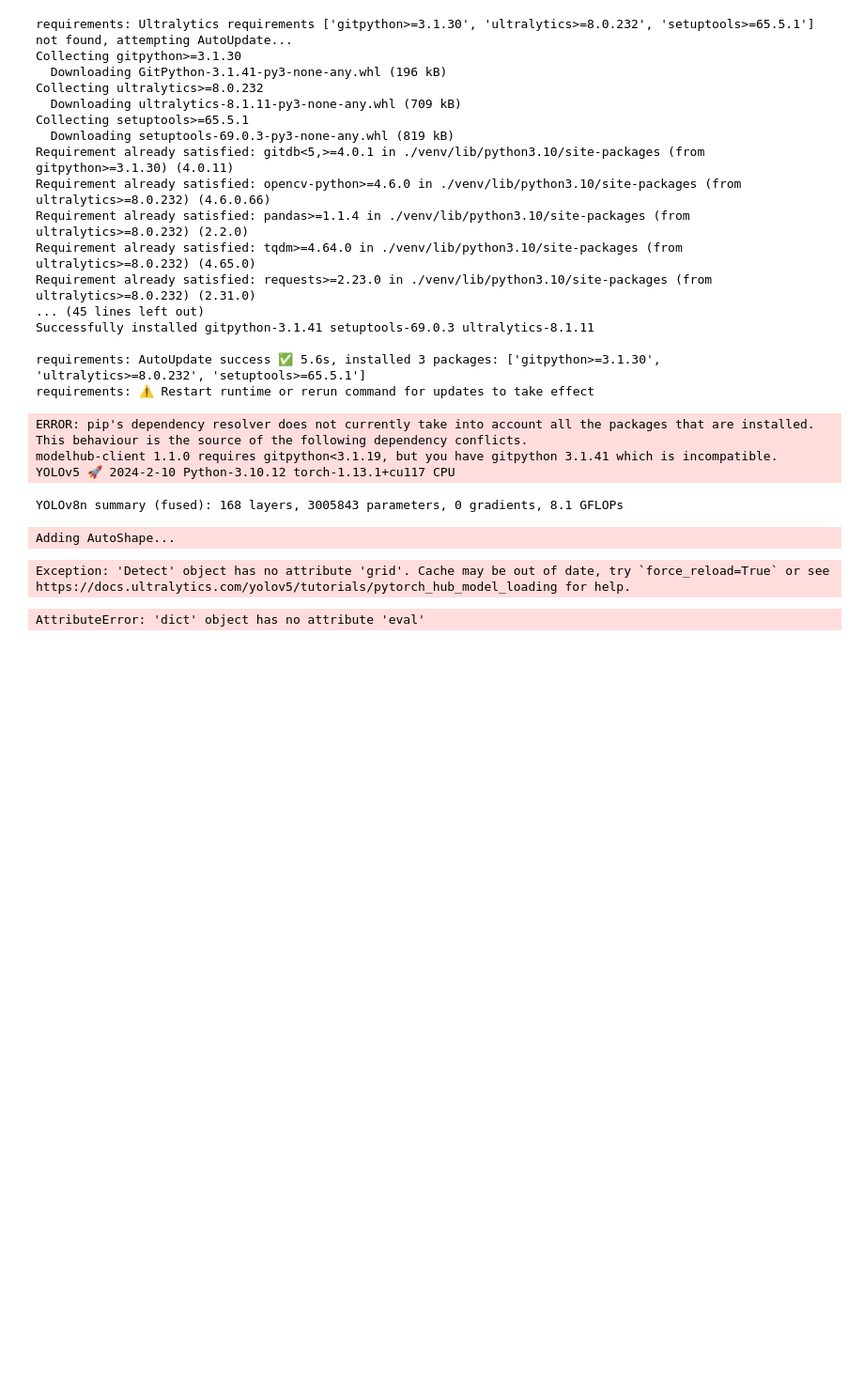
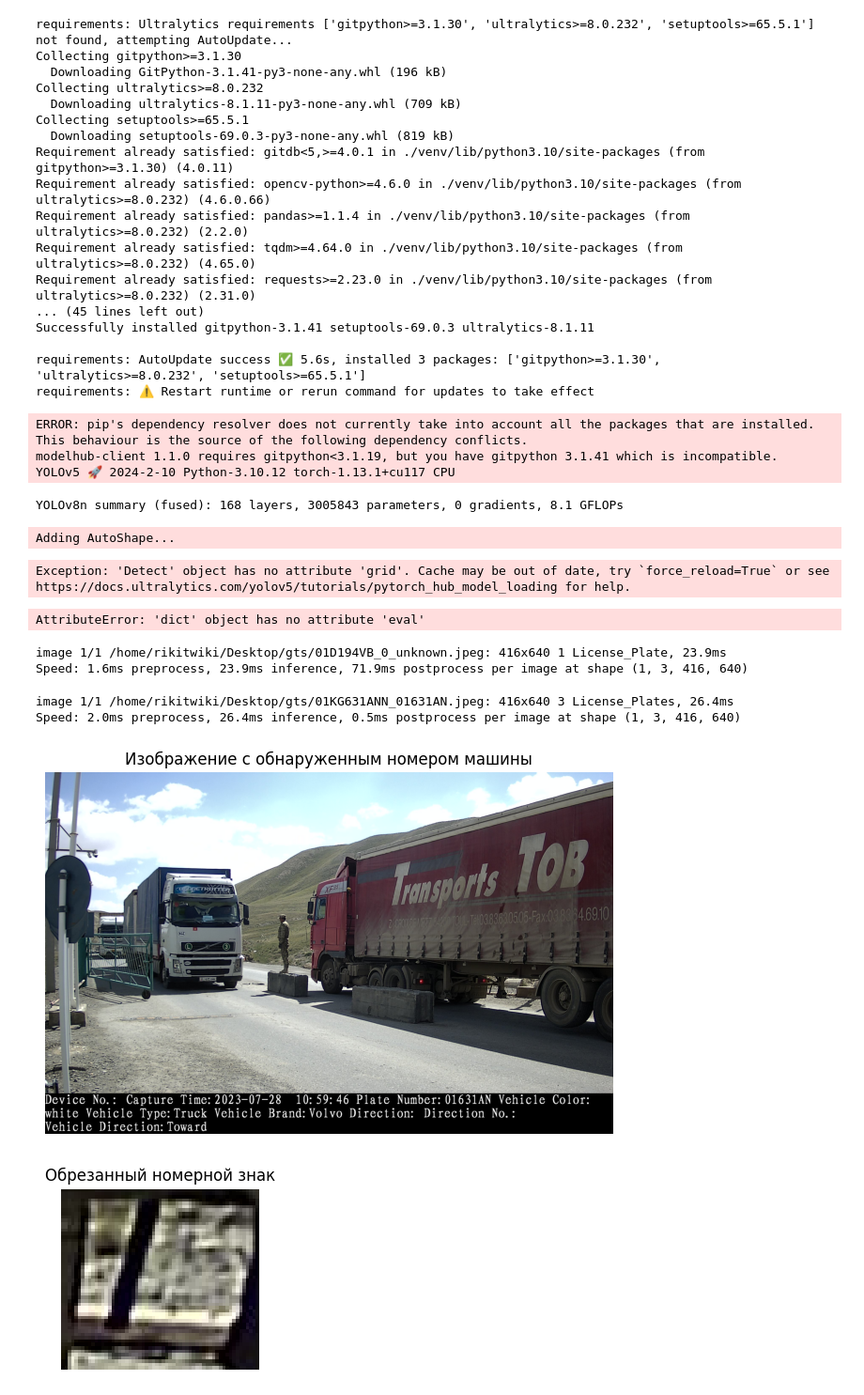
Before and after one commit to PetaByteLLC/vision_service, a Jupyter notebook: kok.ipynb, the cells around one changed output. Shown: that part at 94% size. Cells and saved outputs as stored; diff of their text form; code cells hidden in the pictures; blank space fills up the shorter version.

```diff
--- a/kok.ipynb
+++ b/kok.ipynb
@@ -108,3 +108,60 @@ model = load_model(model_path)
 detect_and_crop(model, input_folder, output_folder)
 # %% [output]
 AttributeError: 'dict' object has no attribute 'eval'
+# %%
+from ultralytics import YOLO
+
+# Load a model
+# model = YOLO('yolov8n.pt')  # load an official model
+model = YOLO('/home/rikitwiki/Desktop/best.pt')  # load a custom model
+
+# Predict with the model
+results = model('/home/rikitwiki/Desktop/gts/01D194VB_0_unknown.jpeg')  # predict on an image
+# %% [output]
+image 1/1 /home/rikitwiki/Desktop/gts/01D194VB_0_unknown.jpeg: 416x640 1 License_Plate, 23.9ms
+Speed: 1.6ms preprocess, 23.9ms inference, 71.9ms postprocess per image at shape (1, 3, 416, 640)
+# %%
+from ultralytics import YOLO
+from PIL import Image
+import matplotlib.pyplot as plt
+
+# Загрузка модели
+model = YOLO('/home/rikitwiki/Desktop/best.pt')
+
+# Предсказание моделью
+results = model('/home/rikitwiki/Desktop/gts/01KG631ANN_01631AN.jpeg')
+
+# Доступ к объекту Boxes первого результата
+if len(results) > 0:
+    boxes = results[0].boxes  # Получаем объект Boxes первого результата
+    if len(boxes.xyxy) > 0:
+        # Извлекаем координаты первого обнаруженного объекта
+        xmin, ymin, xmax, ymax = boxes.xyxy[0].cpu().numpy()
+
+        # Загружаем исходное изображение
+        img_path = '/home/rikitwiki/Desktop/gts/01KG631ANN_01631AN.jpeg'
+        img = Image.open(img_path)
+
+        # Извлекаем область с номерным знаком
+        license_plate_img = img.crop((xmin, ymin, xmax, ymax))
+
+        # Показываем изображение с обнаруженным номером машины
+        plt.figure(figsize=(10, 5))
+        plt.imshow(img)
+        plt.title("Изображение с обнаруженным номером машины")
+        plt.axis('off')
+        plt.show()
+
+        # Показываем изображение обрезанного номерного знака
+        plt.figure(figsize=(5, 2.5))
+        plt.imshow(license_plate_img)
+        plt.title("Обрезанный номерной знак")
+        plt.axis('off')
+        plt.show()
+else:
+    print("Номерные знаки не обнаружены.")
+# %% [output]
+image 1/1 /home/rikitwiki/Desktop/gts/01KG631ANN_01631AN.jpeg: 416x640 3 License_Plates, 26.4ms
+Speed: 2.0ms preprocess, 26.4ms inference, 0.5ms postprocess per image at shape (1, 3, 416, 640)
+[figure, added]
+[figure, added]
```
Also changed, not shown: parts of 1 cell of this notebook, 2 other files.
